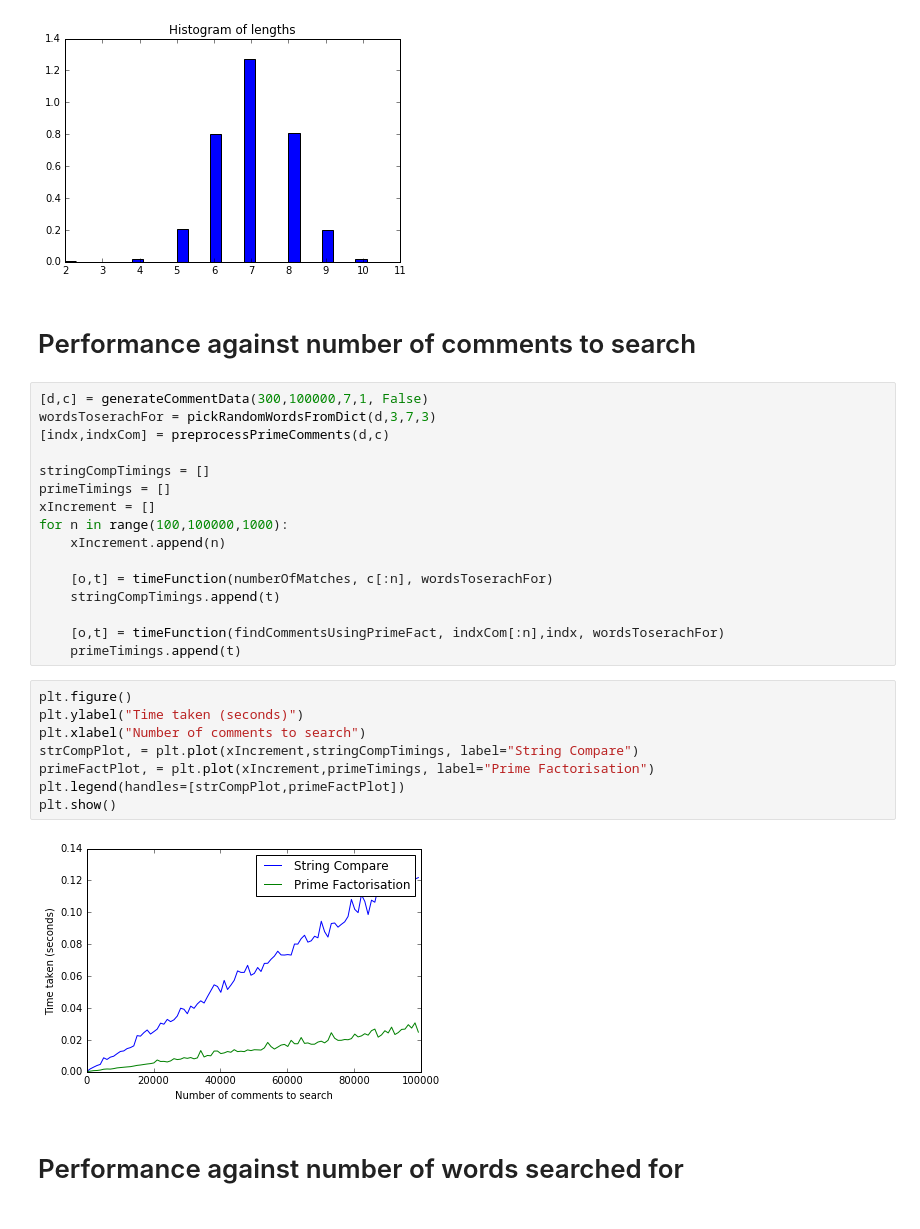
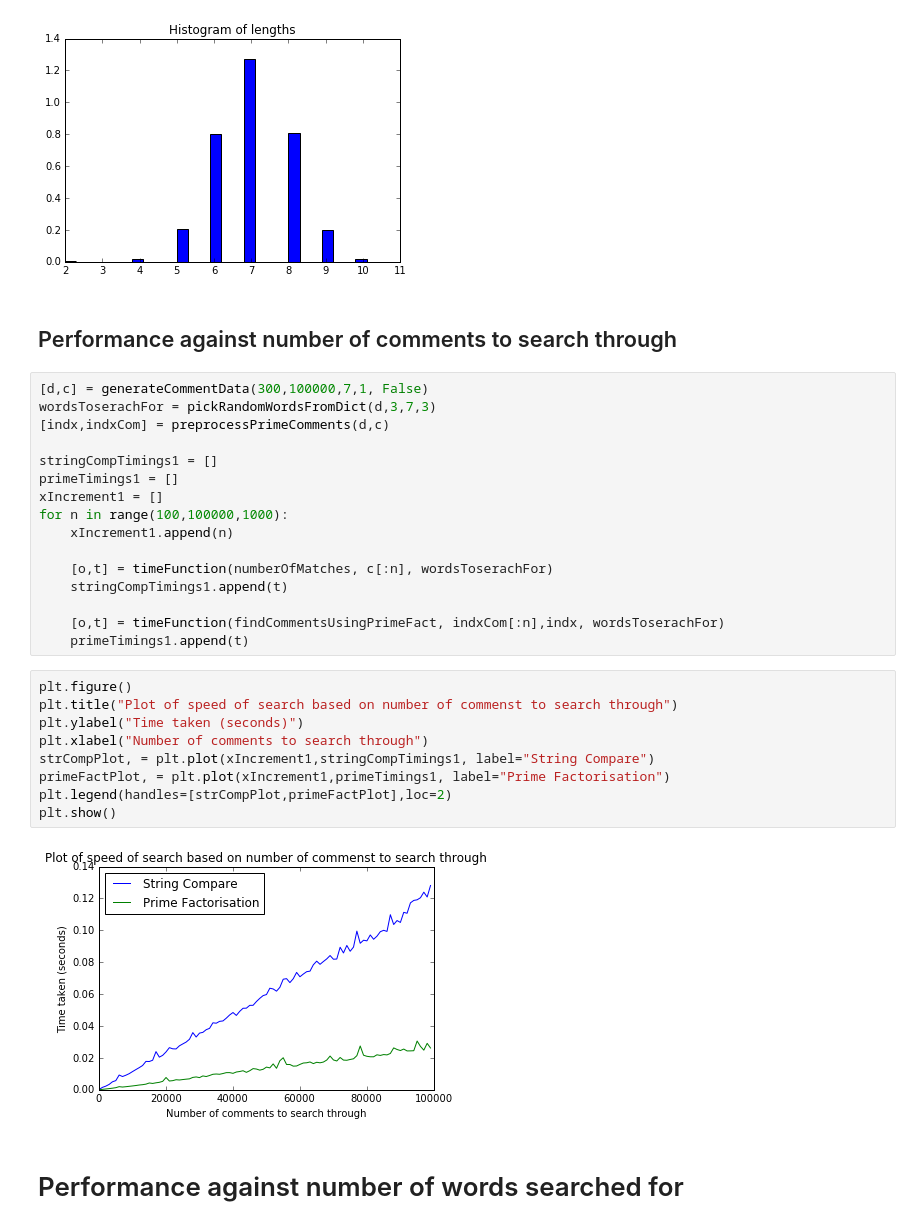
Before and after one commit to ZackAkil/Data-Science-Meetup-Predicting-Trolls, a Jupyter notebook: Text indexing by prime factorisation.ipynb, the cells around one changed output. Cells and saved outputs as stored; diff of their text form.

Commit message:
formatted remaining performance tests

```diff
--- a/Text indexing by prime factorisation.ipynb
+++ b/Text indexing by prime factorisation.ipynb
@@ -362,33 +362,34 @@ def generateCommentData(dictLength, numOfComments, commentLengthMean, commentLen
 # %% [output]
 [figure]
 # %% [markdown]
-# Performance against number of comments to search
+## Performance against number of comments to search through
 # %%
 [d,c] = generateCommentData(300,100000,7,1, False)
 wordsToserachFor = pickRandomWordsFromDict(d,3,7,3)
 [indx,indxCom] = preprocessPrimeComments(d,c)
 
-stringCompTimings = []
-primeTimings = []
-xIncrement = []
+stringCompTimings1 = []
+primeTimings1 = []
+xIncrement1 = []
 for n in range(100,100000,1000):
-    xIncrement.append(n)
+    xIncrement1.append(n)
 
     [o,t] = timeFunction(numberOfMatches, c[:n], wordsToserachFor)
-    stringCompTimings.append(t)
+    stringCompTimings1.append(t)
 
     [o,t] = timeFunction(findCommentsUsingPrimeFact, indxCom[:n],indx, wordsToserachFor)
-    primeTimings.append(t)
+    primeTimings1.append(t)
 # %%
 plt.figure()
+plt.title("Plot of speed of search based on number of commenst to search through")
 plt.ylabel("Time taken (seconds)")
-plt.xlabel("Number of comments to search")
-strCompPlot, = plt.plot(xIncrement,stringCompTimings, label="String Compare")
-primeFactPlot, = plt.plot(xIncrement,primeTimings, label="Prime Factorisation")
-plt.legend(handles=[strCompPlot,primeFactPlot])
+plt.xlabel("Number of comments to search through")
+strCompPlot, = plt.plot(xIncrement1,stringCompTimings1, label="String Compare")
+primeFactPlot, = plt.plot(xIncrement1,primeTimings1, label="Prime Factorisation")
+plt.legend(handles=[strCompPlot,primeFactPlot],loc=2)
 plt.show()
 # %% [output]
-[figure, old version]
+[figure, new version]
 # %% [markdown]
 # Performance against number of words searched for
 # %%
```
Also changed, not shown: parts of 11 cells of this notebook.
